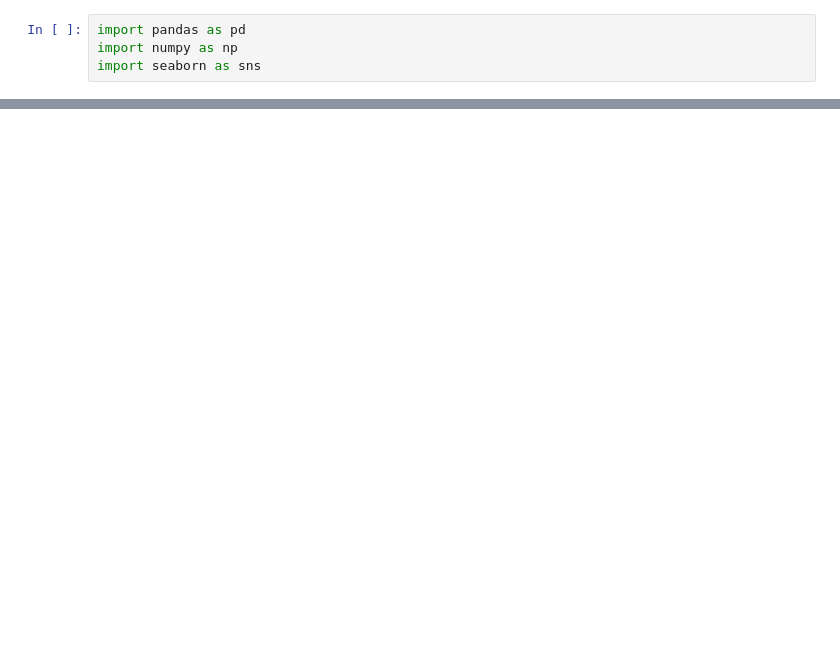
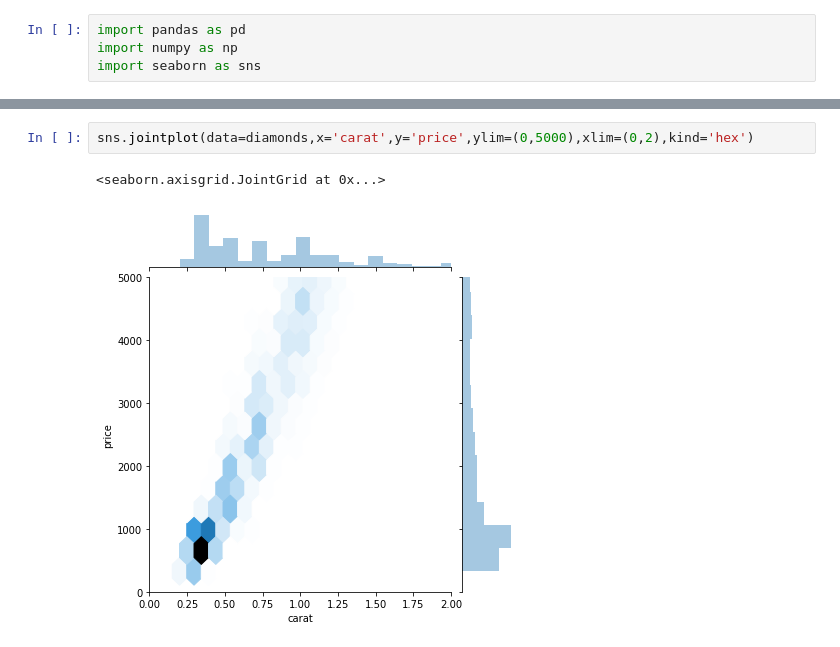
Before and after one commit to jmartindyer/FIN377-participation, a Jupyter notebook: L7 live coding.ipynb, the cells around one changed output, grey strips where cells are left out. Cells and saved outputs as stored; diff of their text form; blank space fills up the shorter version.

```diff
--- a/L7 live coding.ipynb
+++ b/L7 live coding.ipynb
@@ -35,0 +73,5 @@ sns.distplot(diamonds['carat'],kde=False, bins=np.arange(0.2,2.05,.05).tolist())
+# %%
+sns.jointplot(data=diamonds,x='carat',y='price',ylim=(0,5000),xlim=(0,2),kind='hex')
+# %% [output]
+<seaborn.axisgrid.JointGrid at 0x...>
+[figure, added]
```
Also changed, not shown: parts of 18 cells of this notebook.
